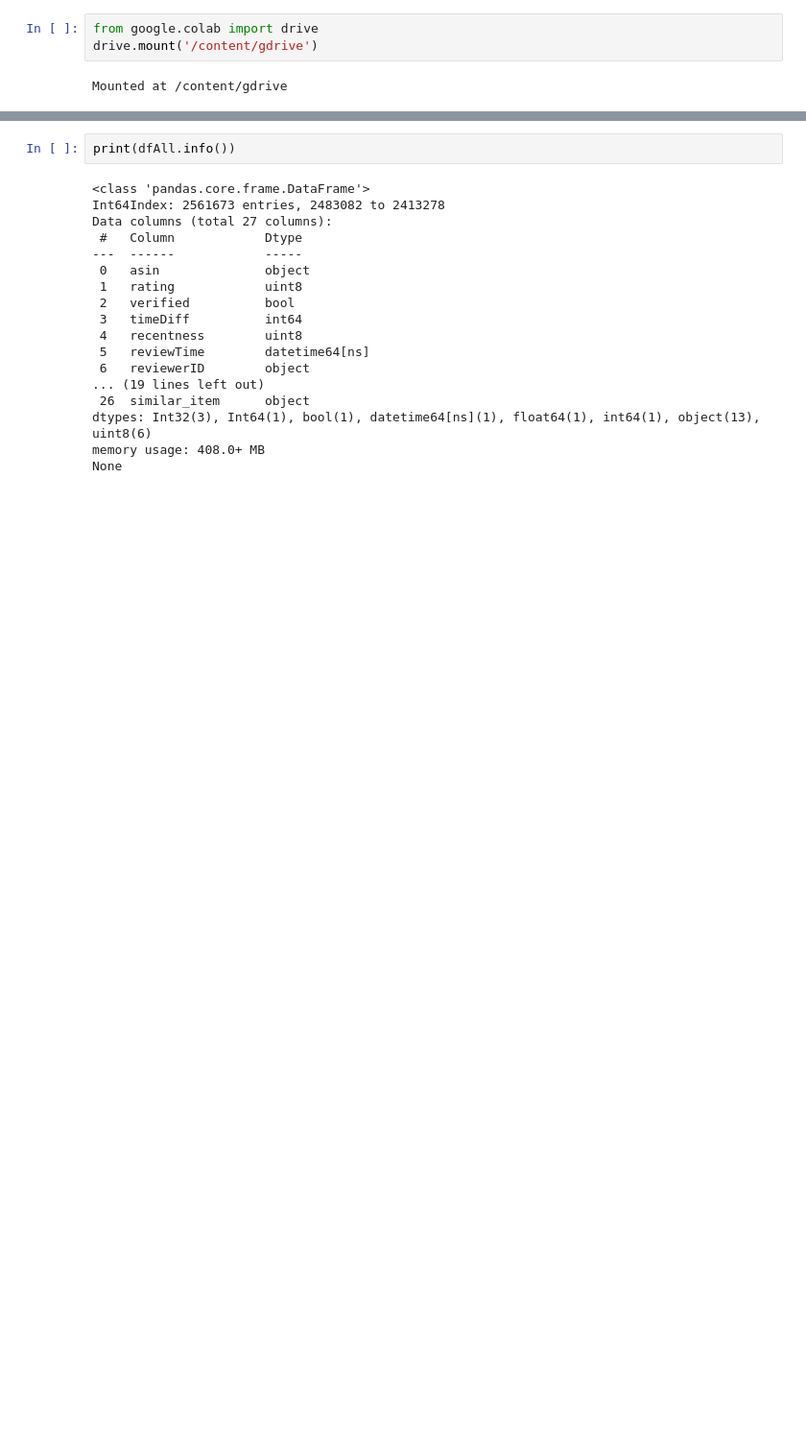
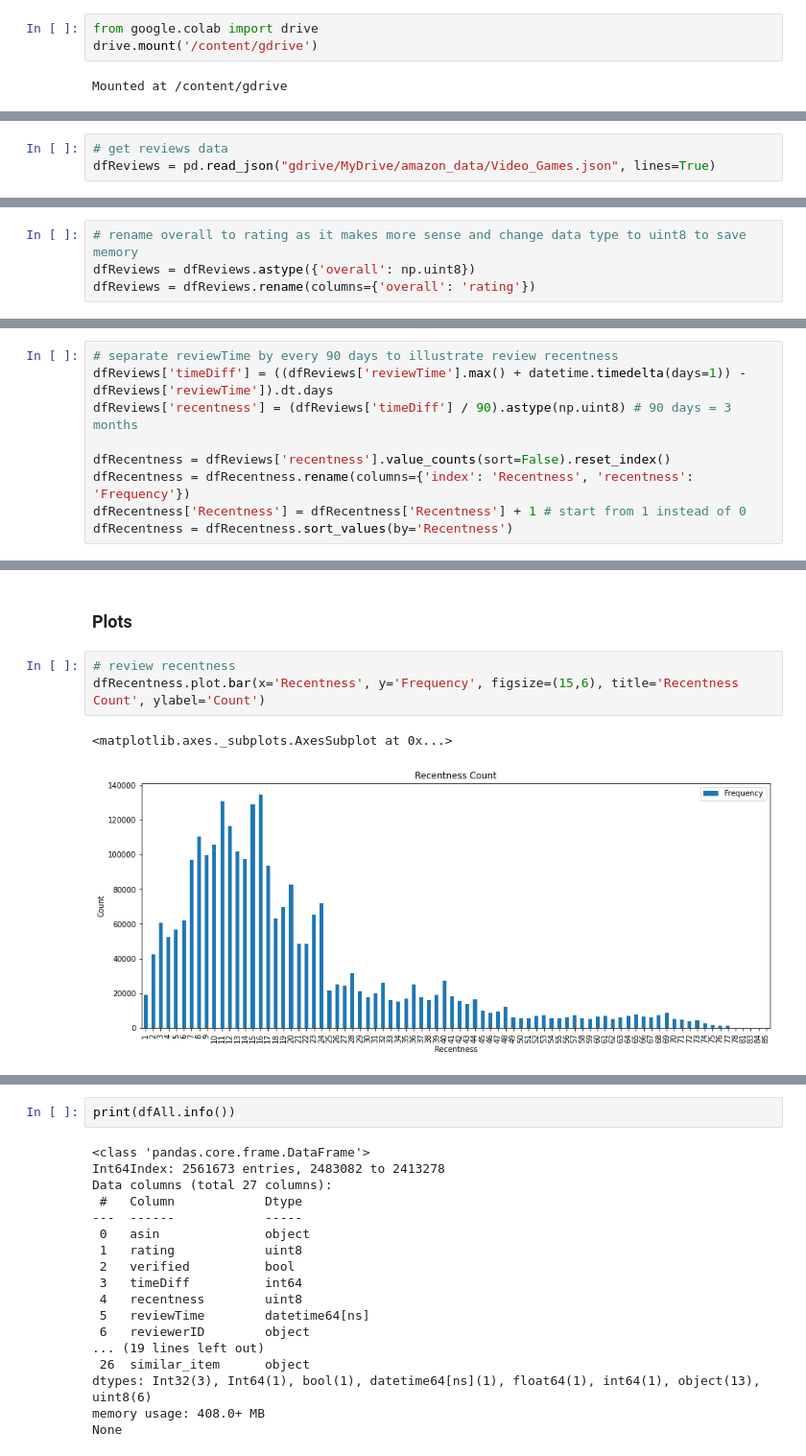
Before and after one commit to ting486/Consumer-Reviews-And-Purchasing-Decisions, a Jupyter notebook: amazon_video_games_25GB_RAM.ipynb, the cells around one changed output, grey strips where cells are left out. Shown: that part at 96% size. Cells and saved outputs as stored; diff of their text form; blank space fills up the shorter version.

```diff
--- a/amazon_video_games_25GB_RAM.ipynb
+++ b/amazon_video_games_25GB_RAM.ipynb
@@ -290,0 +39,3 @@ dfAll = dfAll.sort_values(by=['asin', 'timeDiff'])
+# %%
+# get reviews data
+dfReviews = pd.read_json("gdrive/MyDrive/amazon_data/Video_Games.json", lines=True)
@@ -290,0 +87,4 @@ dfAll = dfAll.sort_values(by=['asin', 'timeDiff'])
+# %%
+# rename overall to rating as it makes more sense and change data type to uint8 to save memory
+dfReviews = dfReviews.astype({'overall': np.uint8})
+dfReviews = dfReviews.rename(columns={'overall': 'rating'})
@@ -290,0 +128,9 @@ dfAll = dfAll.sort_values(by=['asin', 'timeDiff'])
+# %%
+# separate reviewTime by every 90 days to illustrate review recentness
+dfReviews['timeDiff'] = ((dfReviews['reviewTime'].max() + datetime.timedelta(days=1)) - dfReviews['reviewTime']).dt.days
+dfReviews['recentness'] = (dfReviews['timeDiff'] / 90).astype(np.uint8) # 90 days = 3 months
+
+dfRecentness = dfReviews['recentness'].value_counts(sort=False).reset_index()
+dfRecentness = dfRecentness.rename(columns={'index': 'Recentness', 'recentness': 'Frequency'})
+dfRecentness['Recentness'] = dfRecentness['Recentness'] + 1 # start from 1 instead of 0
+dfRecentness = dfRecentness.sort_values(by='Recentness')
@@ -290,0 +216,8 @@ dfAll = dfAll.sort_values(by=['asin', 'timeDiff'])
+# %% [markdown]
+### Plots
+# %%
+# review recentness
+dfRecentness.plot.bar(x='Recentness', y='Frequency', figsize=(15,6), title='Recentness Count', ylabel='Count')
+# %% [output]
+<matplotlib.axes._subplots.AxesSubplot at 0x...>
+[figure, added]
```
Also changed, not shown: parts of 74 cells of this notebook.
